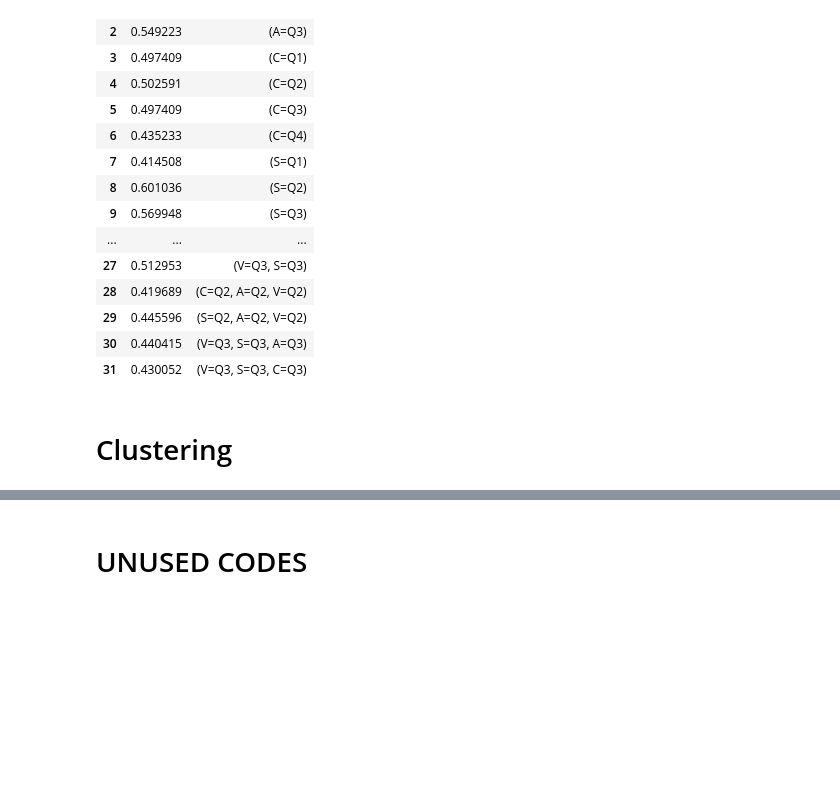
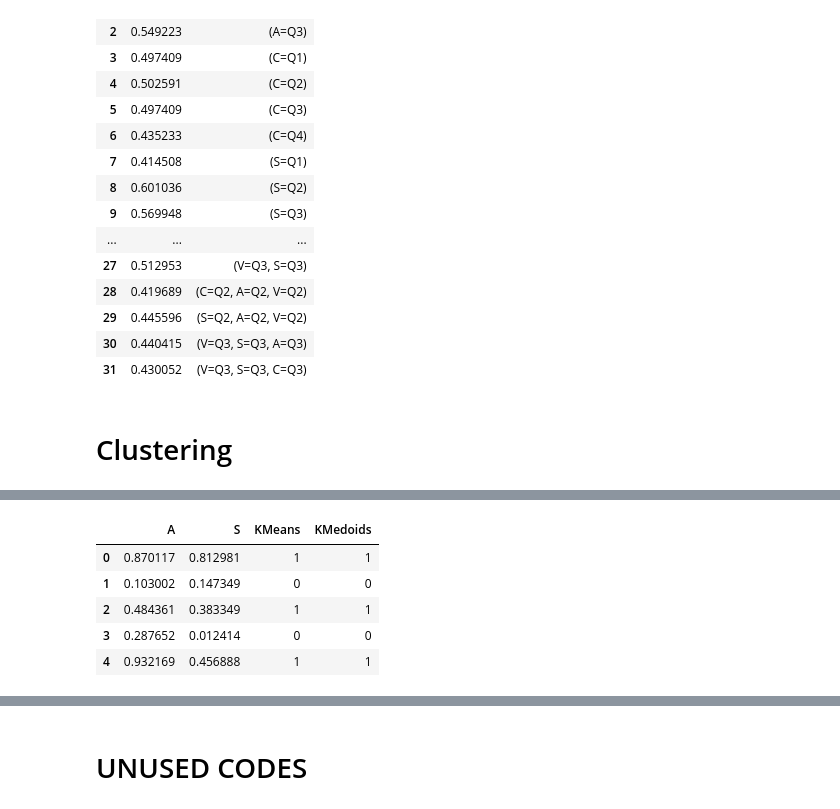
Before and after one commit to Ban-hub/CSE6506-Data_Project, a Jupyter notebook: Test.ipynb, the cells around one changed output, grey strips where cells are left out. Cells and saved outputs as stored; diff of their text form; code cells hidden in the pictures; blank space fills up the shorter version.

```diff
--- a/Test.ipynb
+++ b/Test.ipynb
@@ -387,0 +452,16 @@ frequent_itemsets_apr
+# %%
+# Perform k-medoids clustering
+kmedoids = KMedoids(n_clusters=2, random_state=10)
+kmedoids.fit(scaled_data)
+
+# Add cluster labels to the DataFrame
+df['KMedoids'] = kmedoids.labels_
+
+df.head()
+# %% [output]
+|  | A | S | KMeans | KMedoids |
+| 0 | 0.870117 | 0.812981 | 1 | 1 |
+| 1 | 0.103002 | 0.147349 | 0 | 0 |
+| 2 | 0.484361 | 0.383349 | 1 | 1 |
+| 3 | 0.287652 | 0.012414 | 0 | 0 |
+| 4 | 0.932169 | 0.456888 | 1 | 1 |
```
Also changed, not shown: parts of 10 cells of this notebook.
